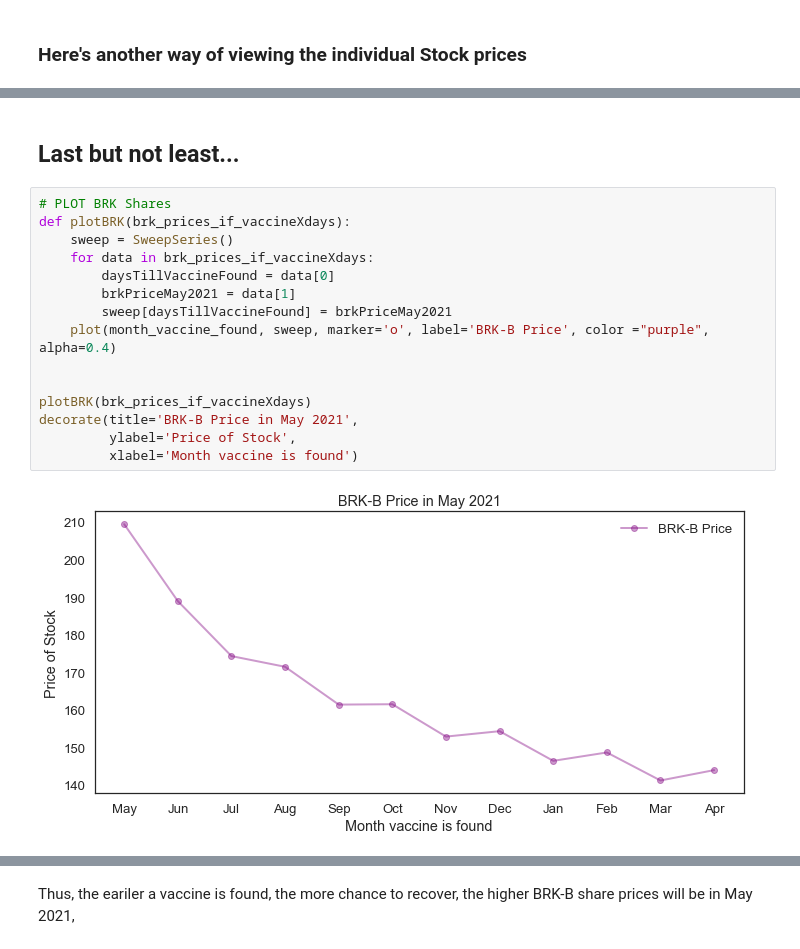
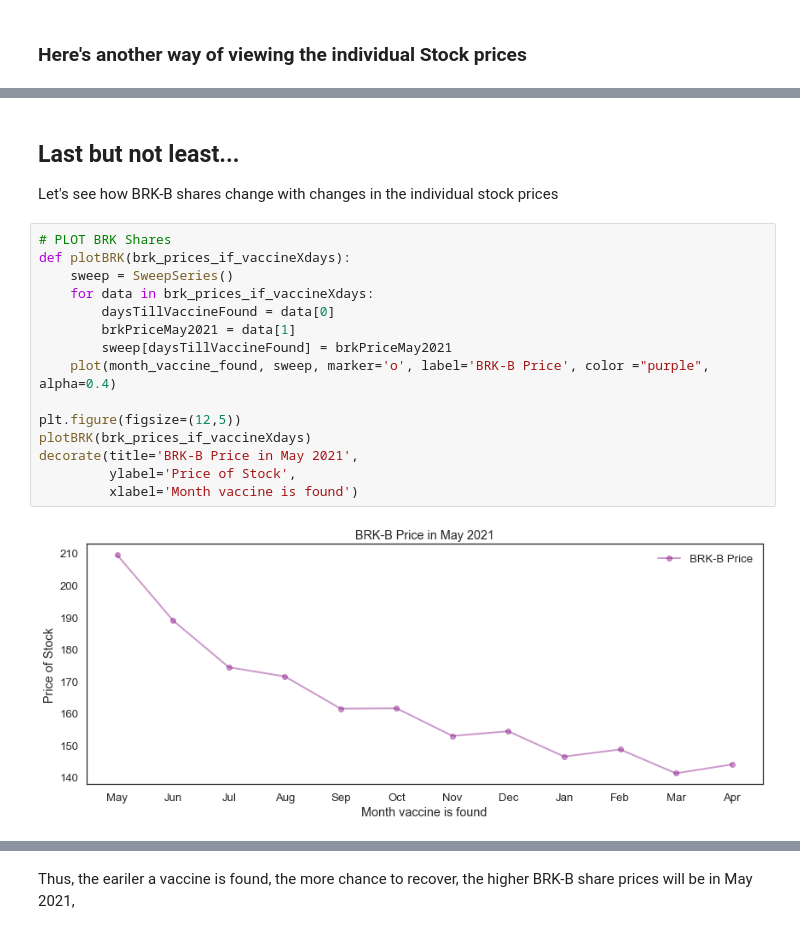
Before and after one commit to YasinEhsan/Berkshire-Hathaway-Price-Modeling, a Jupyter notebook: v2_brk_vaccine_x_days_.ipynb, the cells around one changed output, grey strips where cells are left out. Drawn from its saved outputs; the diff is of its cells as text.

```diff
--- a/v2_brk_vaccine_x_days_.ipynb
+++ b/v2_brk_vaccine_x_days_.ipynb
@@ -480,25 +473,26 @@ plotAllStocks(data_in_Xdays, brk_prices_if_vaccineXdays)
 ![](https://media3.giphy.com/media/EDt1m8p5hqXG8/giphy.gif)
 
 > -mood after above code finally worked w proper axes labels and ticks
-# %% [markdown]
-## Last but not least...
+# %% [markdown]
+## Last but not least...
+Let's see how BRK-B shares change with changes in the individual stock prices
 # %%
 # PLOT BRK Shares
 def plotBRK(brk_prices_if_vaccineXdays):
     sweep = SweepSeries()
     for data in brk_prices_if_vaccineXdays:
         daysTillVaccineFound = data[0]
         brkPriceMay2021 = data[1]
         sweep[daysTillVaccineFound] = brkPriceMay2021
     plot(month_vaccine_found, sweep, marker='o', label='BRK-B Price', color ="purple", alpha=0.4)
 
-
+plt.figure(figsize=(12,5))
 plotBRK(brk_prices_if_vaccineXdays)
 decorate(title='BRK-B Price in May 2021',
          ylabel='Price of Stock',
          xlabel='Month vaccine is found')
 # %% [output]
-[figure, old version]
+[figure, new version]
 # %%
 def plotCompareBrk():
     fig = plt.figure()
```
Also changed, not shown: parts of 8 cells of this notebook.
